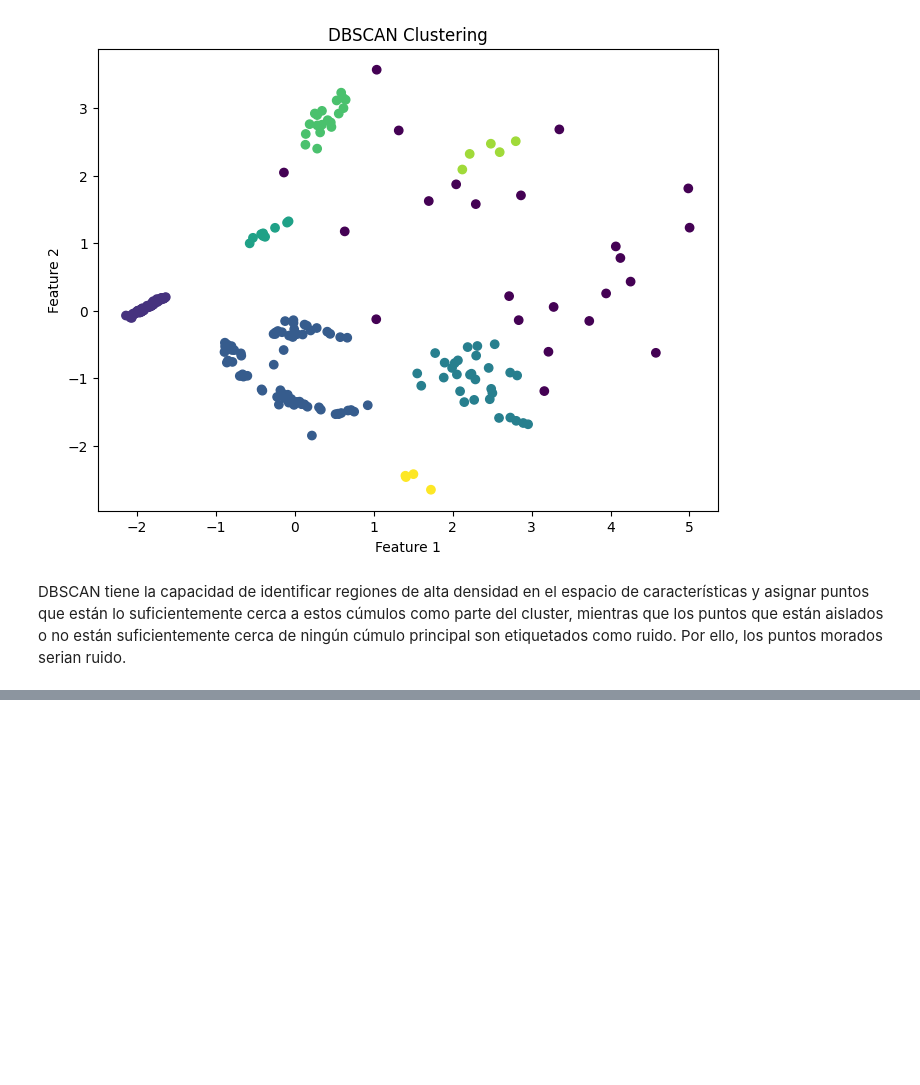
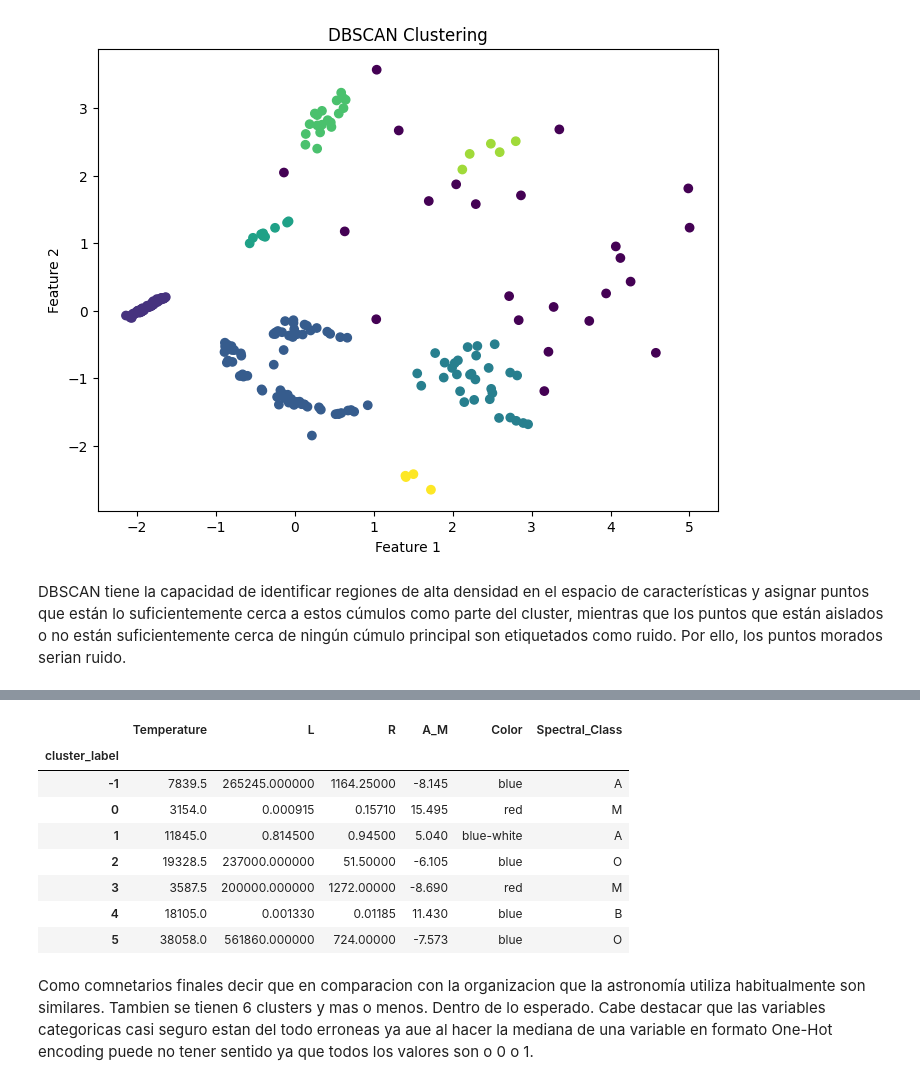
Before and after one commit to Mariolh33/G2_100472188_100429058_P2, a Jupyter notebook: Practica2.ipynb, the cells around one changed output, grey strips where cells are left out. Cells and saved outputs as stored; diff of their text form; code cells hidden in the pictures; blank space fills up the shorter version.

```diff
--- a/Practica2.ipynb
+++ b/Practica2.ipynb
@@ -604,0 +735,18 @@ print (set(labels_dbscan_ohe))
+# %%
+import pandas as pd
+
+# Supongamos que tienes un DataFrame codificado en one-hot encoding llamado mediana_por_cluster
+# y la columna 'cluster_label' contiene las etiquetas de los clusters
+# Aquí está el DataFrame de muestra:
+
+
+# Obtener las columnas de características codificadas en one-hot encoding
+columnas_categoricas = df_revertido.columns[df_revertido.columns.str.startswith('Spectral_Class_')]
+
+# Revertir el one-hot encoding seleccionando la categoría con el valor más alto en cada fila
+categorias_originales = df_revertido[columnas_categoricas].idxmax(axis=1).str.replace('Spectral_Class_', '')
+categorias_originales.name = 'Spectral_Class'
+# Agregar las columnas numéricas al DataFrame
+df_revertido_final = pd.concat([df_revertido.drop(columns=columnas_categoricas), categorias_originales], axis=1)
+
+print(df_revertido_final)
@@ -604,0 +773,14 @@ print (set(labels_dbscan_ohe))
+# %%
+df_revertido_final
+# %% [output]
+|  | Temperature | L | R | A_M | Color | Spectral_Class |
+| cluster_label |  |  |  |  |  |  |
+| -1 | 7839.5 | 265245.000000 | 1164.25000 | -8.145 | blue | A |
+| 0 | 3154.0 | 0.000915 | 0.15710 | 15.495 | red | M |
+| 1 | 11845.0 | 0.814500 | 0.94500 | 5.040 | blue-white | A |
+| 2 | 19328.5 | 237000.000000 | 51.50000 | -6.105 | blue | O |
+| 3 | 3587.5 | 200000.000000 | 1272.00000 | -8.690 | red | M |
+| 4 | 18105.0 | 0.001330 | 0.01185 | 11.430 | blue | B |
+| 5 | 38058.0 | 561860.000000 | 724.00000 | -7.573 | blue | O |
+# %% [markdown]
+Como comnetarios finales decir que en comparacion con la organizacion que la astronomía utiliza habitualmente son similares. Tambien se tienen 6 clusters y mas o menos. Dentro de lo esperado. Cabe destacar que las variables categoricas casi seguro estan del todo erroneas ya aue al hacer la mediana de una variable en formato One-Hot encoding puede no tener sentido ya que todos los valores son o 0 o 1.
```
Also changed, not shown: parts of 21 cells of this notebook.
